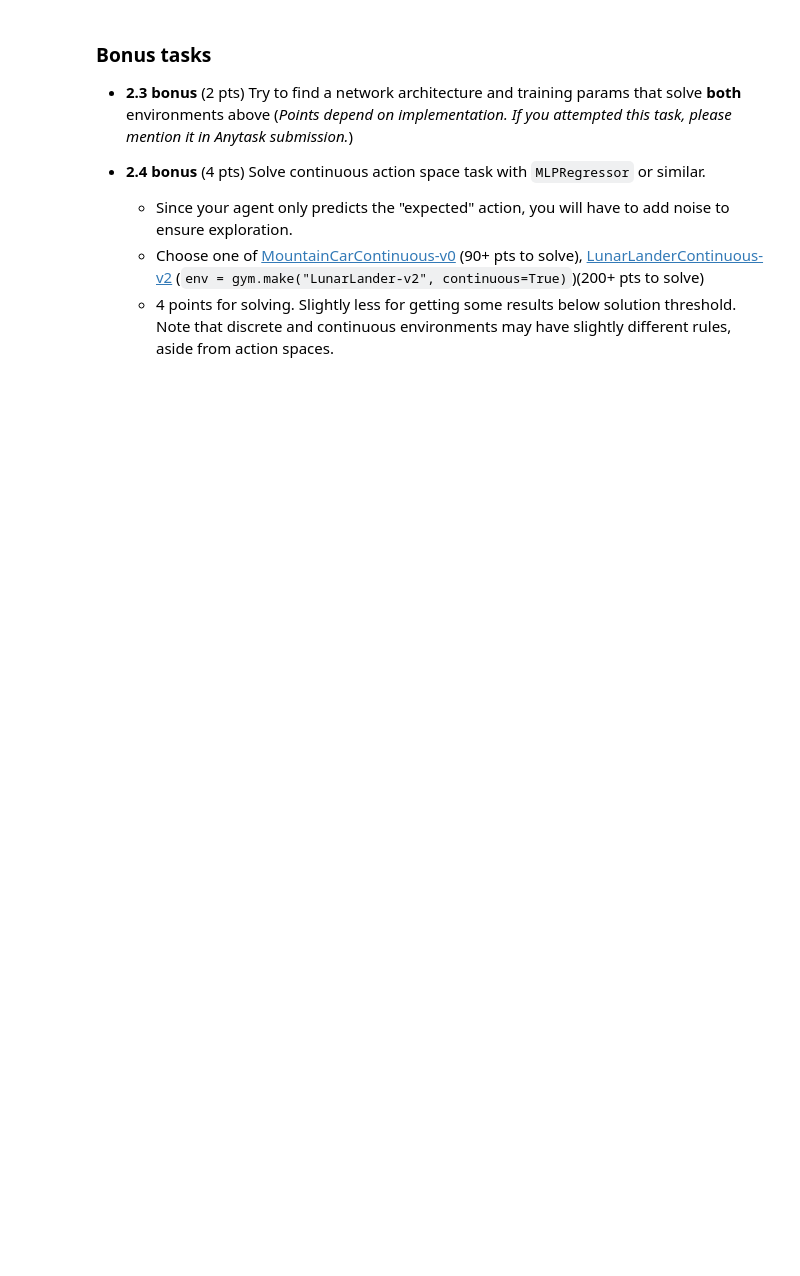
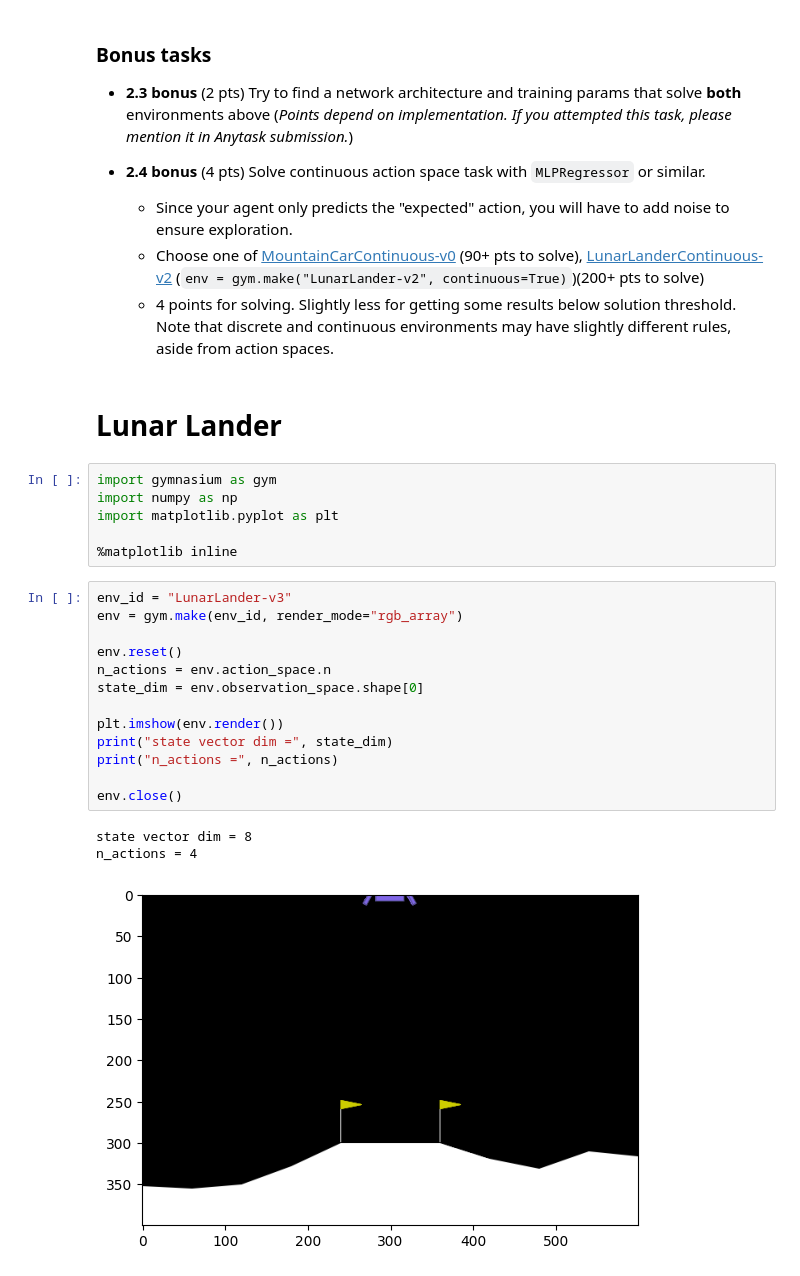
Before and after one commit to PsAndr/Practical_RL, a Jupyter notebook: week01_intro/deep_crossentropy_method.ipynb, the cells around one changed output. Cells and saved outputs as stored; diff of their text form; blank space fills up the shorter version.

```diff
--- a/week01_intro/deep_crossentropy_method.ipynb
+++ b/week01_intro/deep_crossentropy_method.ipynb
@@ -385,3 +425,28 @@ NameError: name 'gym' is not defined
   * Since your agent only predicts the "expected" action, you will have to add noise to ensure exploration.
   * Choose one of [MountainCarContinuous-v0](https://gymnasium.farama.org/environments/classic_control/mountain_car_continuous/) (90+ pts to solve), [LunarLanderContinuous-v2](https://gymnasium.farama.org/environments/box2d/lunar_lander/) (`env = gym.make("LunarLander-v2", continuous=True)`)(200+ pts to solve)
   * 4 points for solving. Slightly less for getting some results below solution threshold. Note that discrete and continuous environments may have slightly different rules, aside from action spaces.
+# %% [markdown]
+# Lunar Lander
+# %%
+import gymnasium as gym
+import numpy as np
+import matplotlib.pyplot as plt
+
+%matplotlib inline
+# %%
+env_id = "LunarLander-v3"
+env = gym.make(env_id, render_mode="rgb_array")
+
+env.reset()
+n_actions = env.action_space.n
+state_dim = env.observation_space.shape[0]
+
+plt.imshow(env.render())
+print("state vector dim =", state_dim)
+print("n_actions =", n_actions)
+
+env.close()
+# %% [output]
+state vector dim = 8
+n_actions = 4
+[figure, added]
```
Also changed, not shown: parts of 22 cells of this notebook, 1 other file.
